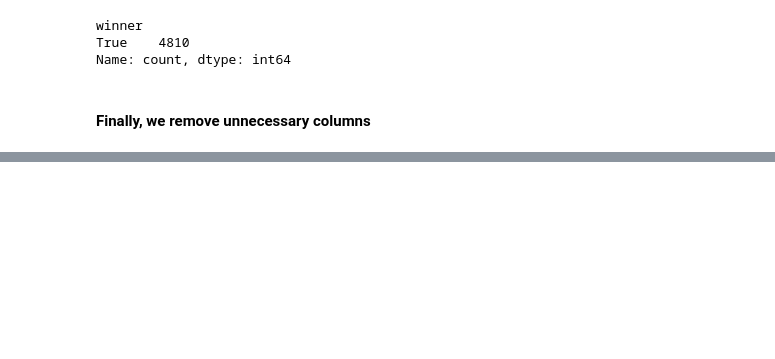
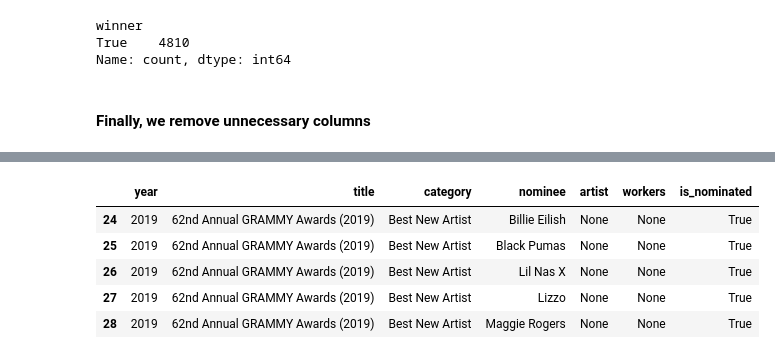
Before and after one commit to mitgar14/etl-workshop-2, a Jupyter notebook: notebooks/02-EDA_Grammys.ipynb, the cells around one changed output, grey strips where cells are left out. Drawn from its saved outputs; the diff is of its cells as text; code cells hidden in the pictures; blank space fills up the shorter version.

Commit message:
Updating both EDAs

```diff
--- a/notebooks/02-EDA_Grammys.ipynb
+++ b/notebooks/02-EDA_Grammys.ipynb
@@ -205,0 +247,10 @@ df.head()
+# %%
+both_null_values = df.loc[df["artist"].isna() & df["workers"].isna()]
+both_null_values.head()
+# %% [output]
+|  | year | title | category | nominee | artist | workers | is_nominated |
+| 24 | 2019 | 62nd Annual GRAMMY Awards (2019) | Best New Artist | Billie Eilish | None | None | True |
+| 25 | 2019 | 62nd Annual GRAMMY Awards (2019) | Best New Artist | Black Pumas | None | None | True |
+| 26 | 2019 | 62nd Annual GRAMMY Awards (2019) | Best New Artist | Lil Nas X | None | None | True |
+| 27 | 2019 | 62nd Annual GRAMMY Awards (2019) | Best New Artist | Lizzo | None | None | True |
+| 28 | 2019 | 62nd Annual GRAMMY Awards (2019) | Best New Artist | Maggie Rogers | None | None | True |
```
Also changed, not shown: parts of 55 cells of this notebook, 2 other files.
